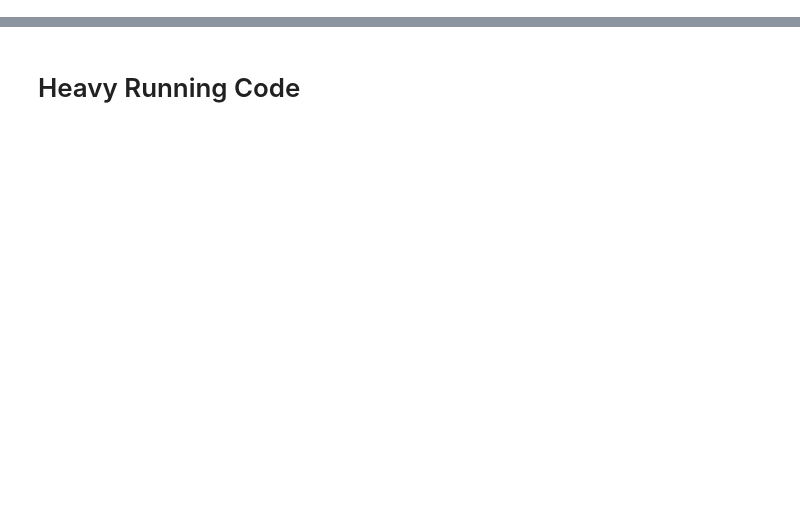
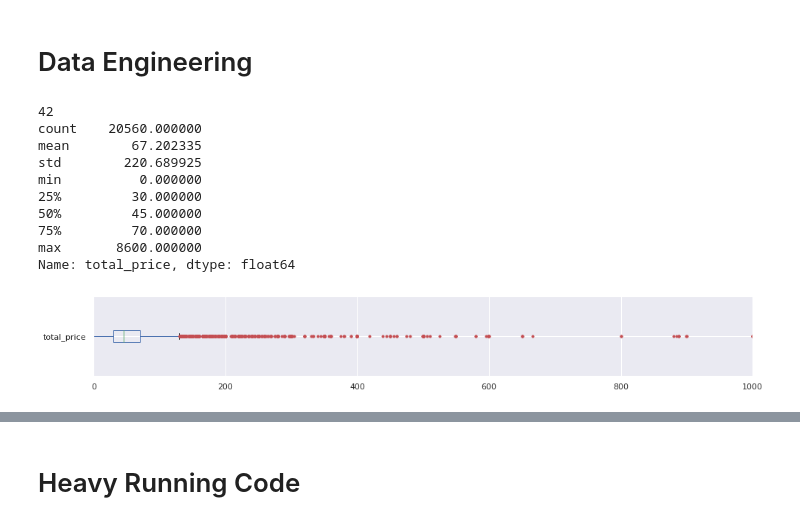
Before and after one commit to arunhiremath92/Airbnb-Price-Prediction, a Jupyter notebook: arun_airbnb_model_prediction_new.ipynb, the cells around one changed output, grey strips where cells are left out. Saved outputs shown, nothing was run; the diff lists cells and outputs as text; code cells hidden in the pictures; blank space fills up the shorter version.

```diff
--- a/arun_airbnb_model_prediction_new.ipynb
+++ b/arun_airbnb_model_prediction_new.ipynb
@@ -507,0 +389,10 @@ X_train, X_test, y_train, y_test = train_test_split(clean_data[columns_in_predic
+# %%
+df_na_filtered["bed_type"].unique()
+bed_mapping =  {'Real Bed':'Real Bed',
+                'Others':'Others',
+                'Pull-out Sofa': 'Others',
+                'Couch':'Others',
+                'Futon':'Others',
+                'Airbed':'Others'}
+df_na_filtered['bed_type']=df_na_filtered['bed_type'].map(bed_mapping)
+df_na_filtered.head()
@@ -507,0 +406,10 @@ X_train, X_test, y_train, y_test = train_test_split(clean_data[columns_in_predic
+# %%
+df_na_filtered["cancellation_policy"].unique()
+cancellation_mapping =  {'strict_14_with_grace_period':'strict',
+                'flexible':'flexible',
+                'moderate': 'moderate',
+                'super_strict_30':'strict',
+                'super_strict_60':'strict',
+                'strict':'strict'}
+df_na_filtered['cancellation_policy']=df_na_filtered['cancellation_policy'].map(cancellation_mapping)
+df_na_filtered.head()
@@ -507,0 +423,14 @@ X_train, X_test, y_train, y_test = train_test_split(clean_data[columns_in_predic
+# %%
+#Generate a Categorical and Numerical Column List
+numerical_columns = []
+categoical_columns = []
+for column in df_na_filtered.columns:
+    if df_na_filtered[column].dtype == 'object':
+        categoical_columns.append(column)
+    else:
+        numerical_columns.append(column)
+
+data_frame_for_prediction = df_na_filtered.iloc[:, :].copy(deep=True)
+#You could choose to use either label encoder or one hot encoding
+data_frame_for_prediction = pd.get_dummies(data_frame_for_prediction, columns=categoical_columns)
+data_frame_for_prediction.head()
@@ -507,0 +473,21 @@ X_train, X_test, y_train, y_test = train_test_split(clean_data[columns_in_predic
+# %% [markdown]
+<h1> Data Engineering </h1>
+# %%
+#lets start with prices
+red_square = dict(markerfacecolor='r', markeredgecolor='r', marker='.')
+data_frame_for_prediction['total_price'].plot(kind='box', xlim=(0, 1000), vert=False, flierprops=red_square, figsize=(16,2))
+df_prices = data_frame_for_prediction[ (data_frame_for_prediction.total_price > 1000) | (data_frame_for_prediction.total_price == 0) ]
+print(len(df_prices))
+print(data_frame_for_prediction['total_price'].describe())
+# %% [output]
+42
+count    20560.000000
+mean        67.202335
+std        220.689925
+min          0.000000
+25%         30.000000
+50%         45.000000
+75%         70.000000
+max       8600.000000
+Name: total_price, dtype: float64
+[figure, added]
```
Also changed, not shown: parts of 94 cells of this notebook, 1 other file.
